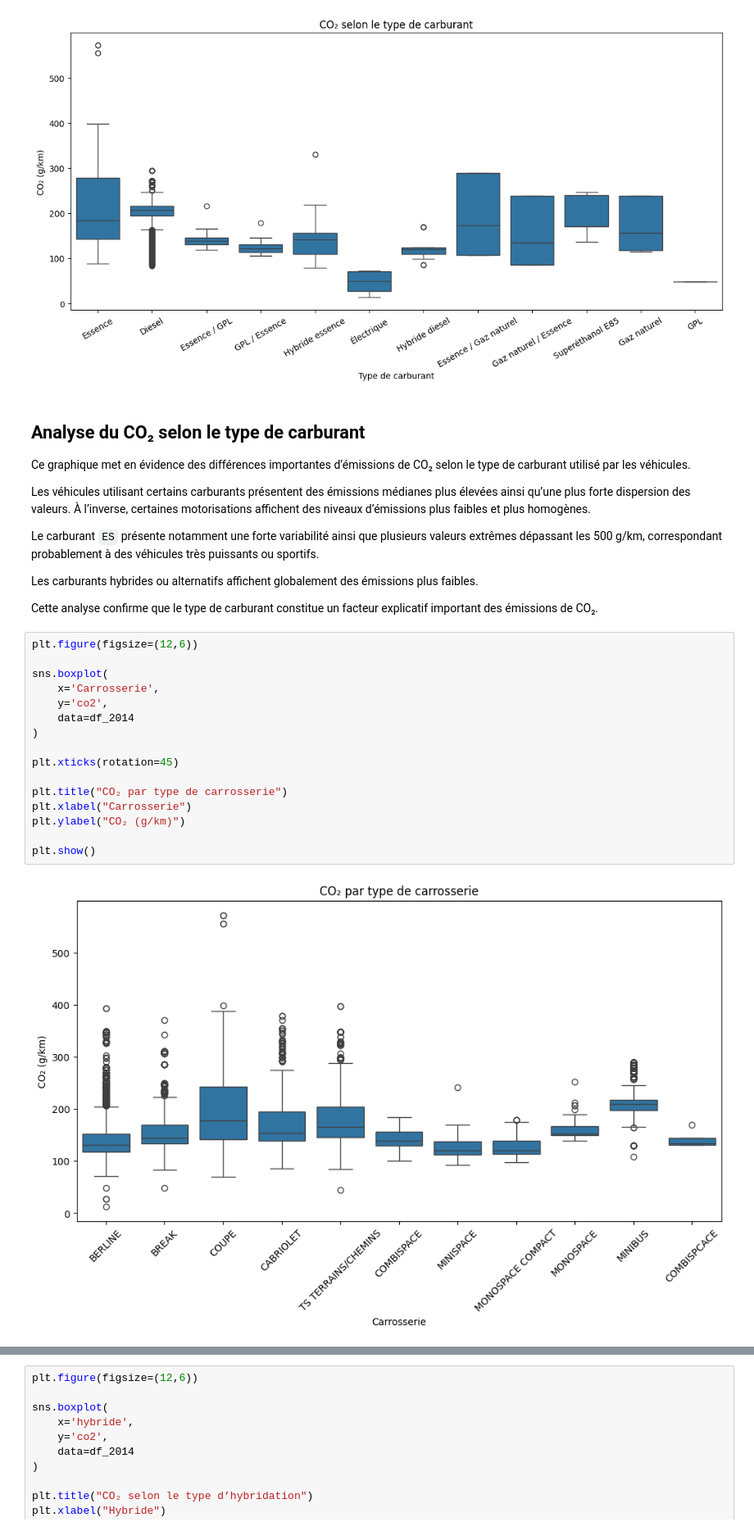
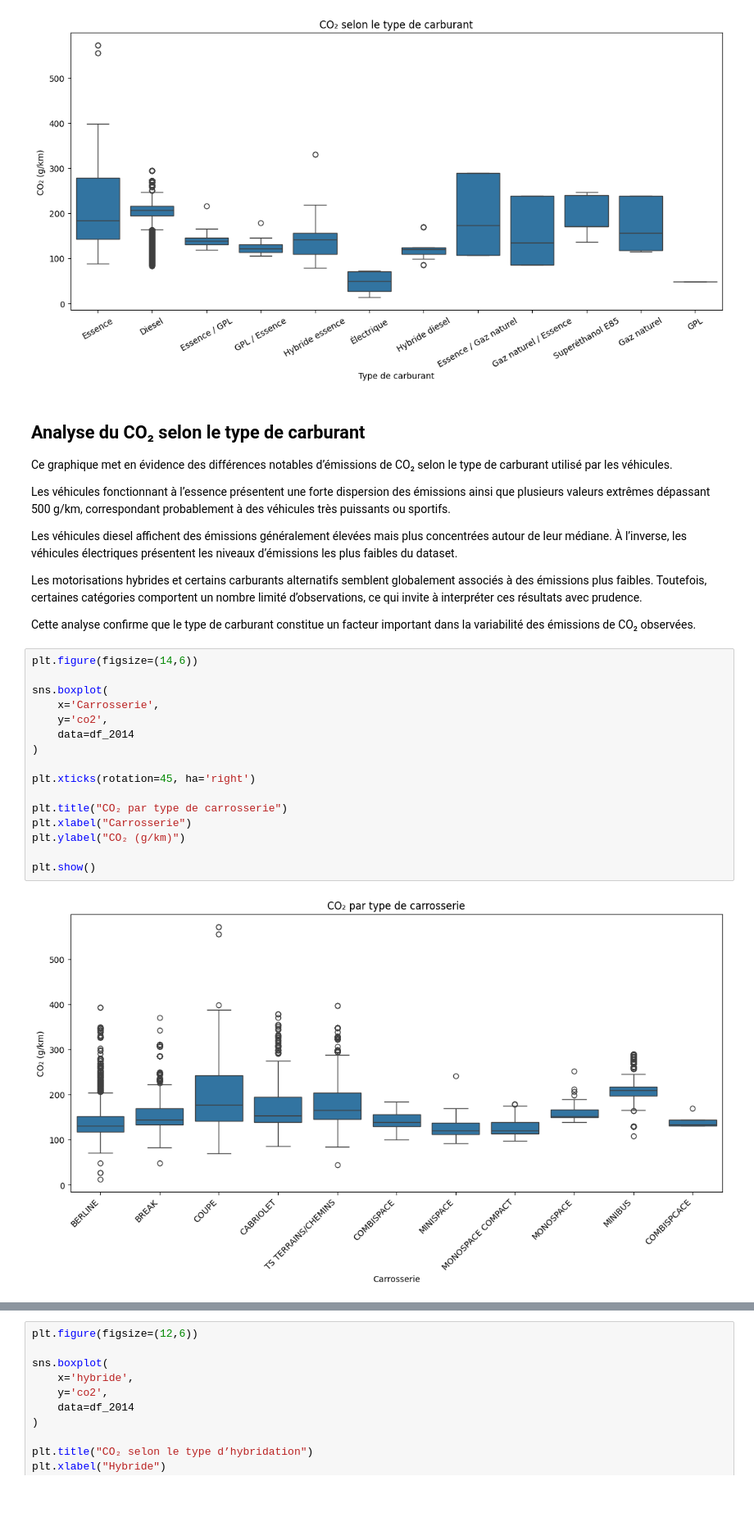
Before and after one commit to LarissaVarnakova/Projet_CO2, a Jupyter notebook: notebooks/eda_aziz.ipynb, the cells around one changed output, grey strips where cells are left out. Shown at 82% size. Cells and saved outputs as stored; diff of their text form; blank space fills up the shorter version.

```diff
--- a/notebooks/eda_aziz.ipynb
+++ b/notebooks/eda_aziz.ipynb
@@ -484,33 +484,33 @@ plt.show()
 # %% [markdown]
 ## Analyse du CO₂ selon le type de carburant
 
-Ce graphique met en évidence des différences importantes d’émissions de CO₂ selon le type de carburant utilisé par les véhicules.
+Ce graphique met en évidence des différences notables d’émissions de CO₂ selon le type de carburant utilisé par les véhicules.
 
-Les véhicules utilisant certains carburants présentent des émissions médianes plus élevées ainsi qu’une plus forte dispersion des valeurs. À l’inverse, certaines motorisations affichent des niveaux d’émissions plus faibles et plus homogènes.
+Les véhicules fonctionnant à l’essence présentent une forte dispersion des émissions ainsi que plusieurs valeurs extrêmes dépassant 500 g/km, correspondant probablement à des véhicules très puissants ou sportifs.
 
-Le carburant `ES` présente notamment une forte variabilité ainsi que plusieurs valeurs extrêmes dépassant les 500 g/km, correspondant probablement à des véhicules très puissants ou sportifs.
+Les véhicules diesel affichent des émissions généralement élevées mais plus concentrées autour de leur médiane. À l’inverse, les véhicules électriques présentent les niveaux d’émissions les plus faibles du dataset.
 
-Les carburants hybrides ou alternatifs affichent globalement des émissions plus faibles.
+Les motorisations hybrides et certains carburants alternatifs semblent globalement associés à des émissions plus faibles. Toutefois, certaines catégories comportent un nombre limité d’observations, ce qui invite à interpréter ces résultats avec prudence.
 
-Cette analyse confirme que le type de carburant constitue un facteur explicatif important des émissions de CO₂.
+Cette analyse confirme que le type de carburant constitue un facteur important dans la variabilité des émissions de CO₂ observées.
 # %%
-plt.figure(figsize=(12,6))
+plt.figure(figsize=(14,6))
 
 sns.boxplot(
     x='Carrosserie',
     y='co2',
     data=df_2014
 )
 
-plt.xticks(rotation=45)
+plt.xticks(rotation=45, ha='right')
 
 plt.title("CO₂ par type de carrosserie")
 plt.xlabel("Carrosserie")
 plt.ylabel("CO₂ (g/km)")
 
 plt.show()
 # %% [output]
-[figure, old version]
+[figure, new version]
 # %% [markdown]
 ## Analyse du CO₂ par type de carrosserie
 
```
Also changed, not shown: parts of 5 cells of this notebook.
